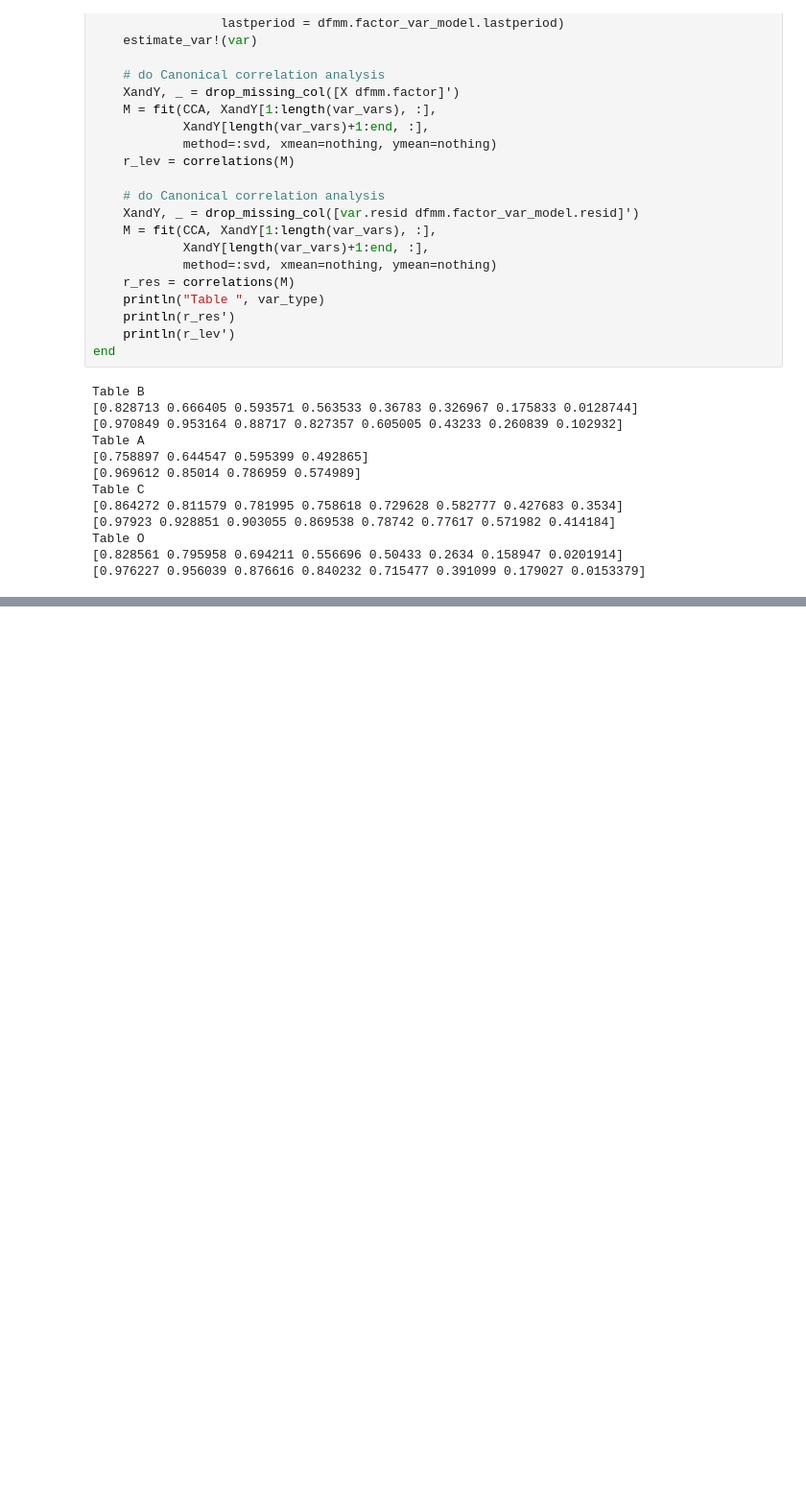
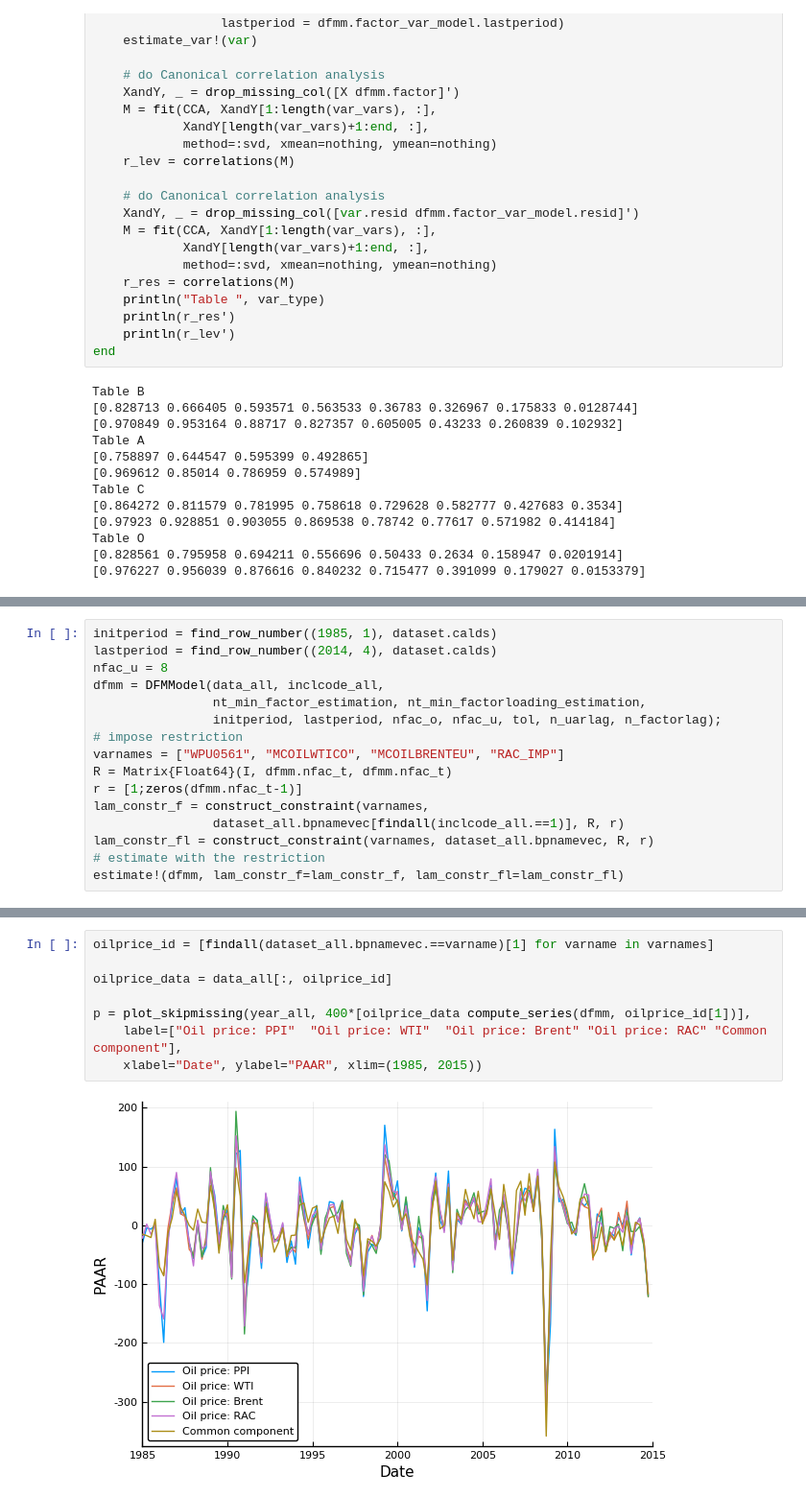
Before and after one commit to QuantEcon/dynamic_factor_models, a Jupyter notebook: Stock_Watson.ipynb, the cells around one changed output, grey strips where cells are left out. Shown: that part at 96% size. Drawn from its saved outputs; the diff is of its cells as text; blank space fills up the shorter version.

```diff
--- a/Stock_Watson.ipynb
+++ b/Stock_Watson.ipynb
@@ -663,0 +664,16 @@ Table O
+# %%
+initperiod = find_row_number((1985, 1), dataset.calds)
+lastperiod = find_row_number((2014, 4), dataset.calds)
+nfac_u = 8
+dfmm = DFMModel(data_all, inclcode_all,
+                nt_min_factor_estimation, nt_min_factorloading_estimation,
+                initperiod, lastperiod, nfac_o, nfac_u, tol, n_uarlag, n_factorlag);
+# impose restriction
+varnames = ["WPU0561", "MCOILWTICO", "MCOILBRENTEU", "RAC_IMP"]
+R = Matrix{Float64}(I, dfmm.nfac_t, dfmm.nfac_t)
+r = [1;zeros(dfmm.nfac_t-1)]
+lam_constr_f = construct_constraint(varnames,
+                dataset_all.bpnamevec[findall(inclcode_all.==1)], R, r)
+lam_constr_fl = construct_constraint(varnames, dataset_all.bpnamevec, R, r)
+# estimate with the restriction
+estimate!(dfmm, lam_constr_f=lam_constr_f, lam_constr_fl=lam_constr_fl)
@@ -663,0 +686,10 @@ Table O
+# %%
+oilprice_id = [findall(dataset_all.bpnamevec.==varname)[1] for varname in varnames]
+
+oilprice_data = data_all[:, oilprice_id]
+
+p = plot_skipmissing(year_all, 400*[oilprice_data compute_series(dfmm, oilprice_id[1])],
+    label=["Oil price: PPI"  "Oil price: WTI"  "Oil price: Brent" "Oil price: RAC" "Common component"],
+    xlabel="Date", ylabel="PAAR", xlim=(1985, 2015))
+# %% [output]
+[figure, added]
```
Also changed, not shown: parts of 3 cells of this notebook, 1 other file.
